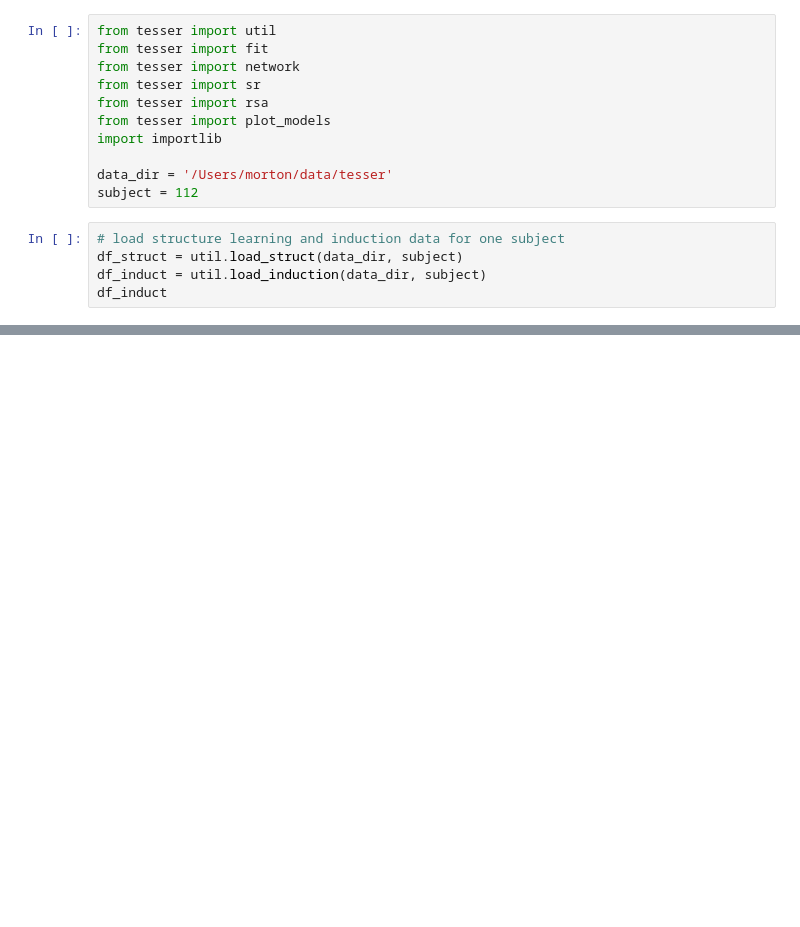
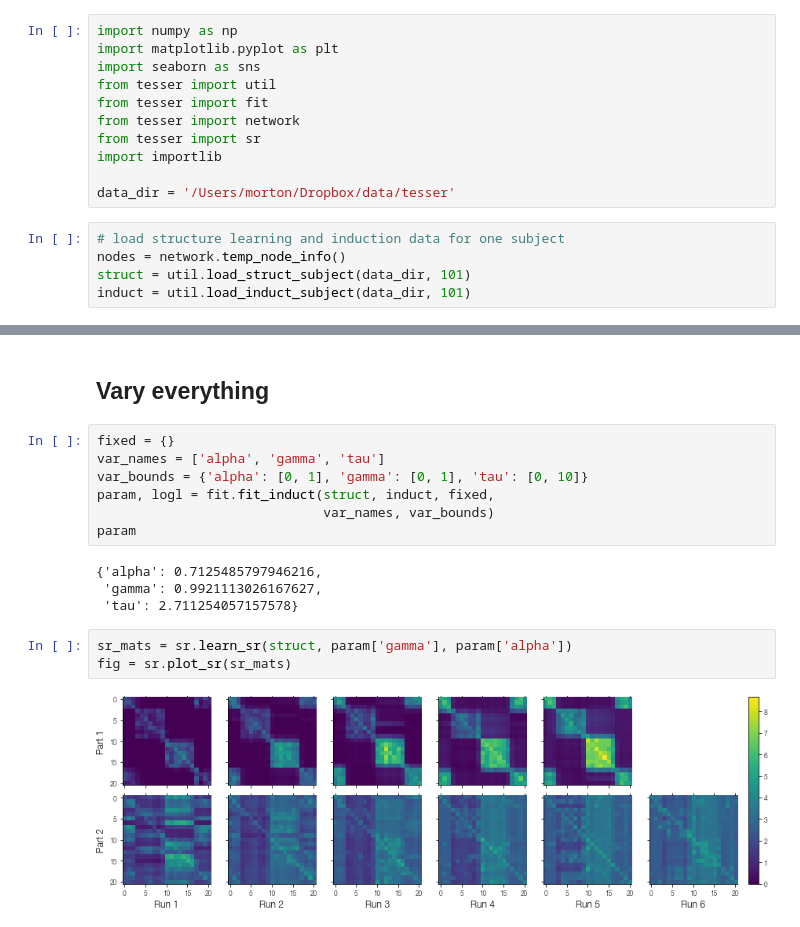
Before and after one commit to prestonlab/tesser_successor, a Jupyter notebook: test_sr_fit.ipynb, the cells around one changed output, grey strips where cells are left out. Cells and saved outputs as stored; diff of their text form; blank space fills up the shorter version.

Commit message:
different ways of fitting plot sr matrices and mean test performance

```diff
--- a/test_sr_fit.ipynb
+++ b/test_sr_fit.ipynb
@@ -1,16 +1,16 @@
 # %%
+import numpy as np
+import matplotlib.pyplot as plt
+import seaborn as sns
 from tesser import util
 from tesser import fit
 from tesser import network
 from tesser import sr
-from tesser import rsa
-from tesser import plot_models
 import importlib
 
-data_dir = '/Users/morton/data/tesser'
-subject = 112
+data_dir = '/Users/morton/Dropbox/data/tesser'
 # %%
 # load structure learning and induction data for one subject
-df_struct = util.load_struct(data_dir, subject)
-df_induct = util.load_induction(data_dir, subject)
-df_induct
+nodes = network.temp_node_info()
+struct = util.load_struct_subject(data_dir, 101)
+induct = util.load_induct_subject(data_dir, 101)
@@ -48,0 +35,18 @@ plot_models.plot_explore_runs(M, subject, 'persist', gamma, alpha, vmax=10)
+# %% [markdown]
+## Vary everything
+# %%
+fixed = {}
+var_names = ['alpha', 'gamma', 'tau']
+var_bounds = {'alpha': [0, 1], 'gamma': [0, 1], 'tau': [0, 10]}
+param, logl = fit.fit_induct(struct, induct, fixed,
+                             var_names, var_bounds)
+param
+# %% [output]
+{'alpha': 0.7125485797946216,
+ 'gamma': 0.9921113026167627,
+ 'tau': 2.711254057157578}
+# %%
+sr_mats = sr.learn_sr(struct, param['gamma'], param['alpha'])
+fig = sr.plot_sr(sr_mats)
+# %% [output]
+[figure, added]
```
Also changed, not shown: parts of 18 cells of this notebook.
